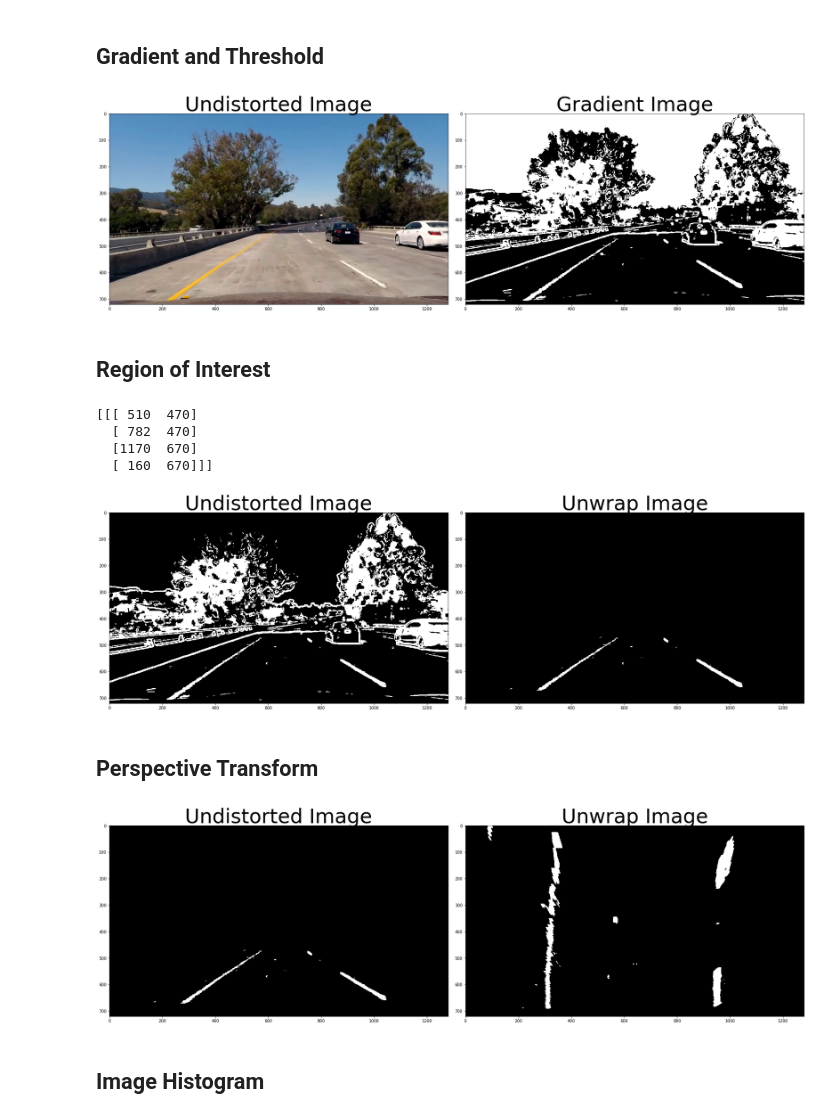
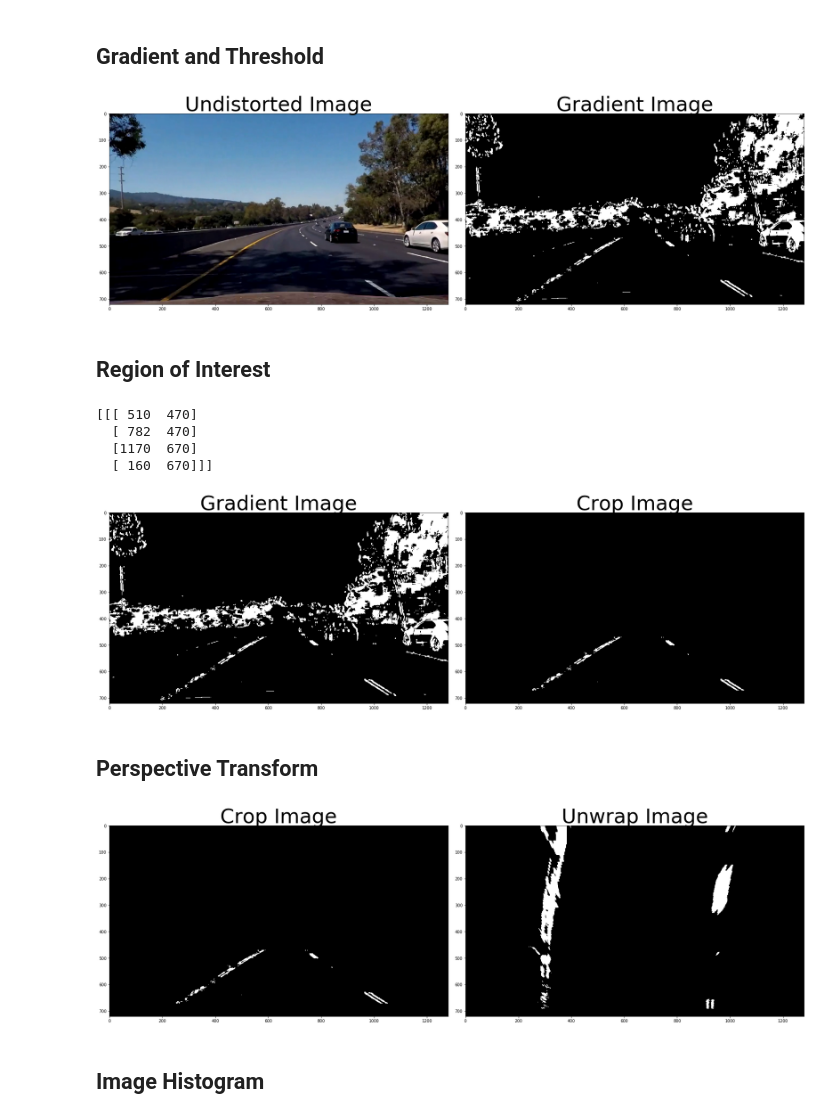
Before and after one commit to pavelsimo/CarND-Advanced-Lane-Lines, a Jupyter notebook: Advanced_Lane_Lines.ipynb, the cells around one changed output. Drawn from its saved outputs; the diff is of its cells as text; code cells hidden in the pictures.

```diff
--- a/Advanced_Lane_Lines.ipynb
+++ b/Advanced_Lane_Lines.ipynb
@@ -10,6 +10,7 @@ from cv import *
 # %%
 #img = cv2.imread('test_images/straight_lines2.jpg')
-img = cv2.imread('test_images/x-test5.png')
+img = cv2.imread('test_images/x-test1.png')
+img = cv2.cvtColor(img, cv2.COLOR_BGR2RGB)
 objpoints, imgpoints = load_calibration_parameters(6, 9)
 img_undistort = undistort(img, objpoints, imgpoints)
 
@@ -167,13 +160,13 @@ white threshold
 # %%
 def compose_threshold(img):
     # white threshold
-    img1 = white_threshold(cv2.cvtColor(img, cv2.COLOR_BGR2RGB), thresh=(200, 255))
+    img1 = white_threshold(img, thresh=(200, 255))
     # red threshold
-    img2 = channel_threshold(cv2.cvtColor(img, cv2.COLOR_BGR2RGB), channel=2, thresh=(180, 255))
+    img2 = channel_threshold(img, channel=0, thresh=(220, 255))
     # sobel-x
-    img3 = mag_thresh(cv2.cvtColor(img, cv2.COLOR_BGR2RGB), sobel_kernel=21, thresh=(0, 50))
+    img3 = mag_thresh(img, sobel_kernel=21, thresh=(0, 40))
     # yellow threshold
-    img4 = channel_threshold(cv2.cvtColor(img, cv2.COLOR_BGR2HSV), channel=0, thresh=(20, 30))
+    img4 = channel_threshold(cv2.cvtColor(img, cv2.COLOR_RGB2HSV), channel=0, thresh=(20, 30))
 
     result = combine_threshold(img1, img2)
     result = combine_threshold(result, img3)
@@ -183,14 +176,14 @@ def compose_threshold(img):
 img_sobel = compose_threshold(img_undistort)
 # %%
 plot_comparison(
-    cv2.cvtColor(img_undistort, cv2.COLOR_BGR2RGB),
+    img_undistort,
     img_sobel,
     title1='Undistorted Image',
     title2='Gradient Image',
     cmap2='gray'
 )
 # %% [output]
-[figure, old version]
+[figure, new version]
 # %% [markdown]
 ## Region of Interest
 # %%
@@ -205,8 +198,8 @@ img_crop = region_of_interest(img_sobel, vertices)
 plot_comparison(
     img_sobel,
     img_crop,
-    title1='Undistorted Image',
-    title2='Unwrap Image',
+    title1='Gradient Image',
+    title2='Crop Image',
     cmap1='gray',
     cmap2='gray'
 )
@@ -215,7 +208,7 @@ plot_comparison(
   [ 782  470]
   [1170  670]
   [ 160  670]]]
-[figure, old version]
+[figure, new version]
 # %% [markdown]
 ## Perspective Transform
 # %%
@@ -223,13 +216,13 @@ img_unwarp, M, Minv = unwarp(img_crop, np.float32(src), np.float32(dst))
 plot_comparison(
     img_crop,
     img_unwarp,
-    title1='Undistorted Image',
+    title1='Crop Image',
     title2='Unwrap Image',
     cmap1='gray',
     cmap2='gray'
 )
 # %% [output]
-[figure, old version]
+[figure, new version]
 # %% [markdown]
 ## Image Histogram
 # %%
```
Also changed, not shown: parts of 9 cells of this notebook, 5 other files.
